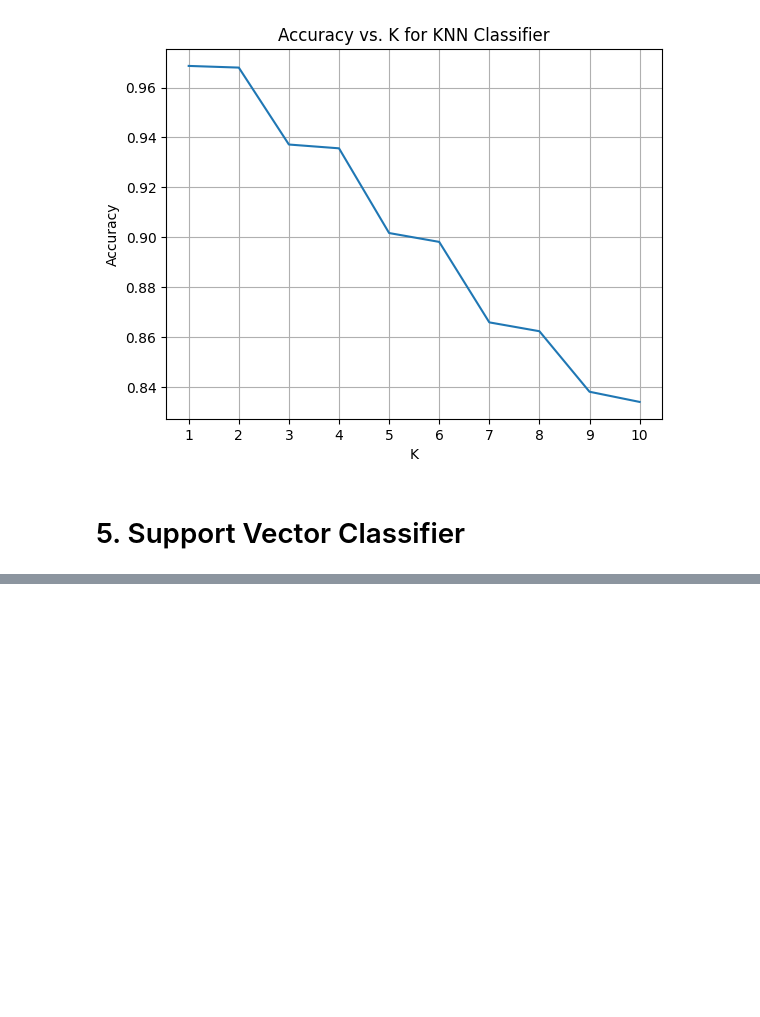
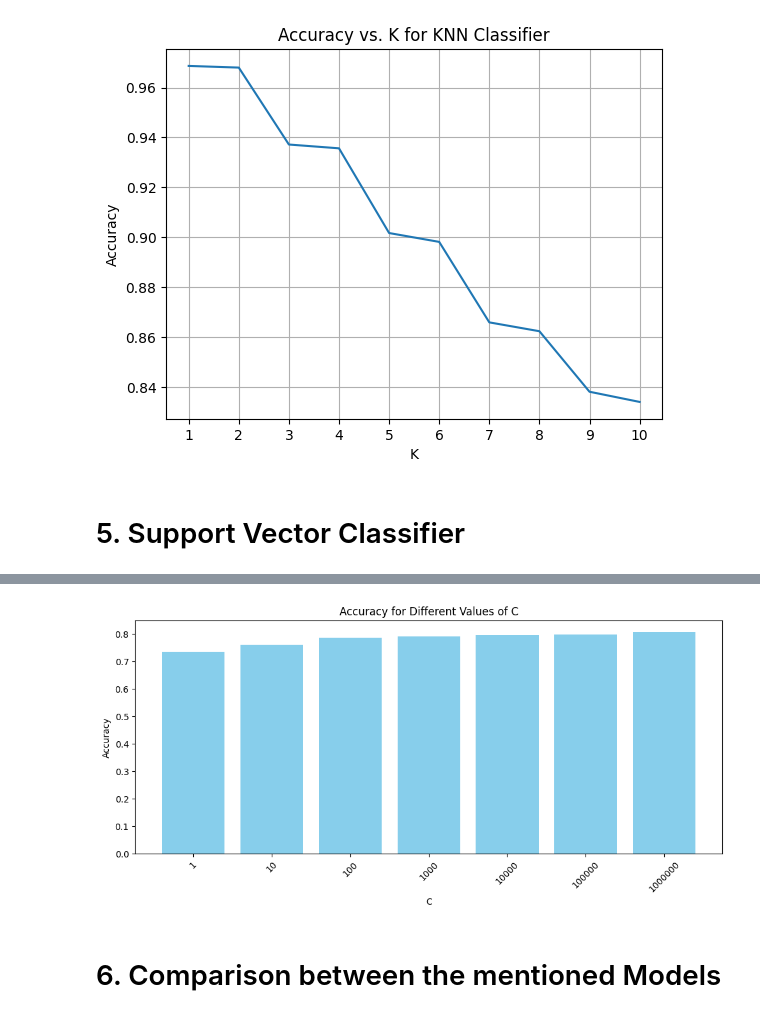
Before and after one commit to JaySachar/MSE413-ML, a Jupyter notebook: Lab 2/Lab2.ipynb, the cells around one changed output, grey strips where cells are left out. Drawn from its saved outputs; the diff is of its cells as text; code cells hidden in the pictures; blank space fills up the shorter version.

```diff
--- a/Lab 2/Lab2.ipynb
+++ b/Lab 2/Lab2.ipynb
@@ -623,0 +637,18 @@ chunk_size_results
+# %%
+# Extracting accuracy for each C value
+C_values = [1, 10, 100, 1000, 10000, 100000, 1000000]
+accuracies_c_values = [chunk_size_results[f'Chunk Size: 20, C: {C}']['Accuracy'] for C in C_values]
+
+# Plotting the bar graph
+plt.figure(figsize=(10, 5))
+plt.bar(range(len(C_values)), accuracies_c_values, color='skyblue')
+plt.title('Accuracy for Different Values of C')
+plt.xlabel('C')
+plt.ylabel('Accuracy')
+plt.xticks(range(len(C_values)), C_values, rotation=45)
+plt.tight_layout()
+plt.show()
+# %% [output]
+[figure, added]
+# %% [markdown]
+# 6. Comparison between the mentioned Models
```
Also changed, not shown: parts of 19 cells of this notebook.
